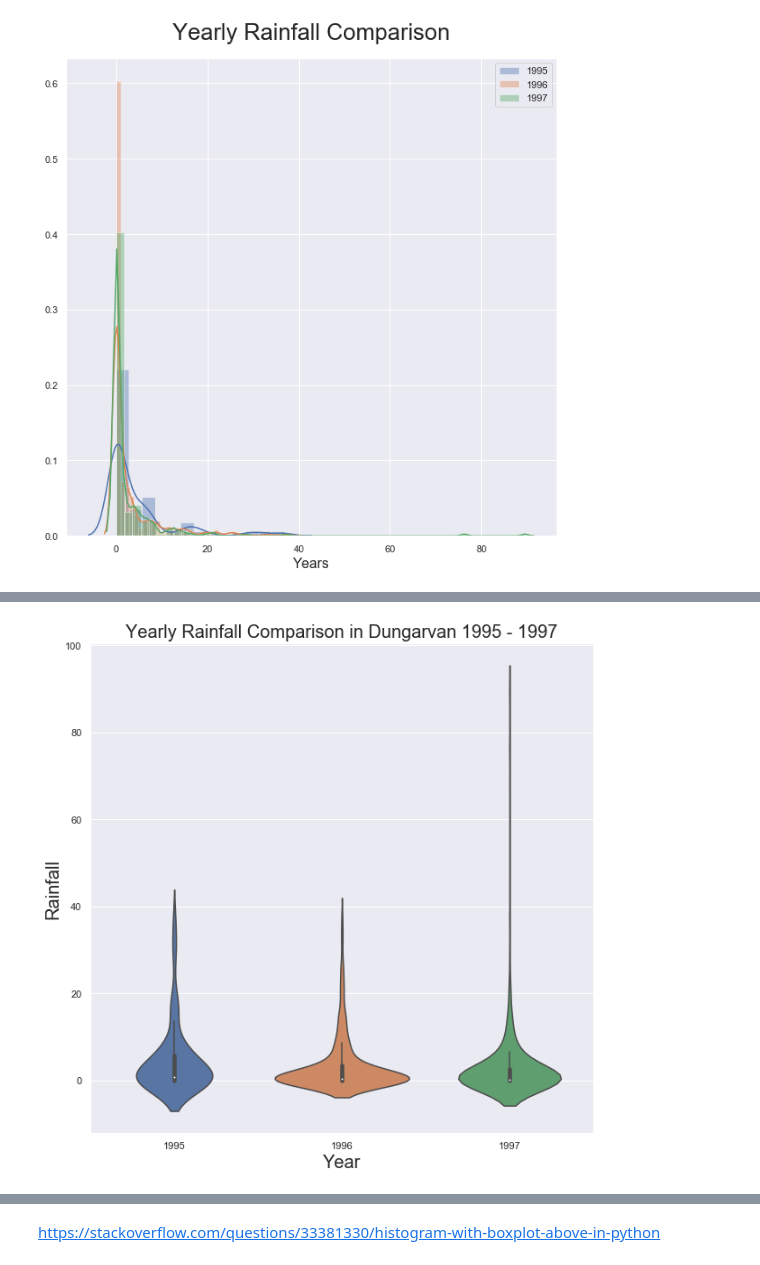
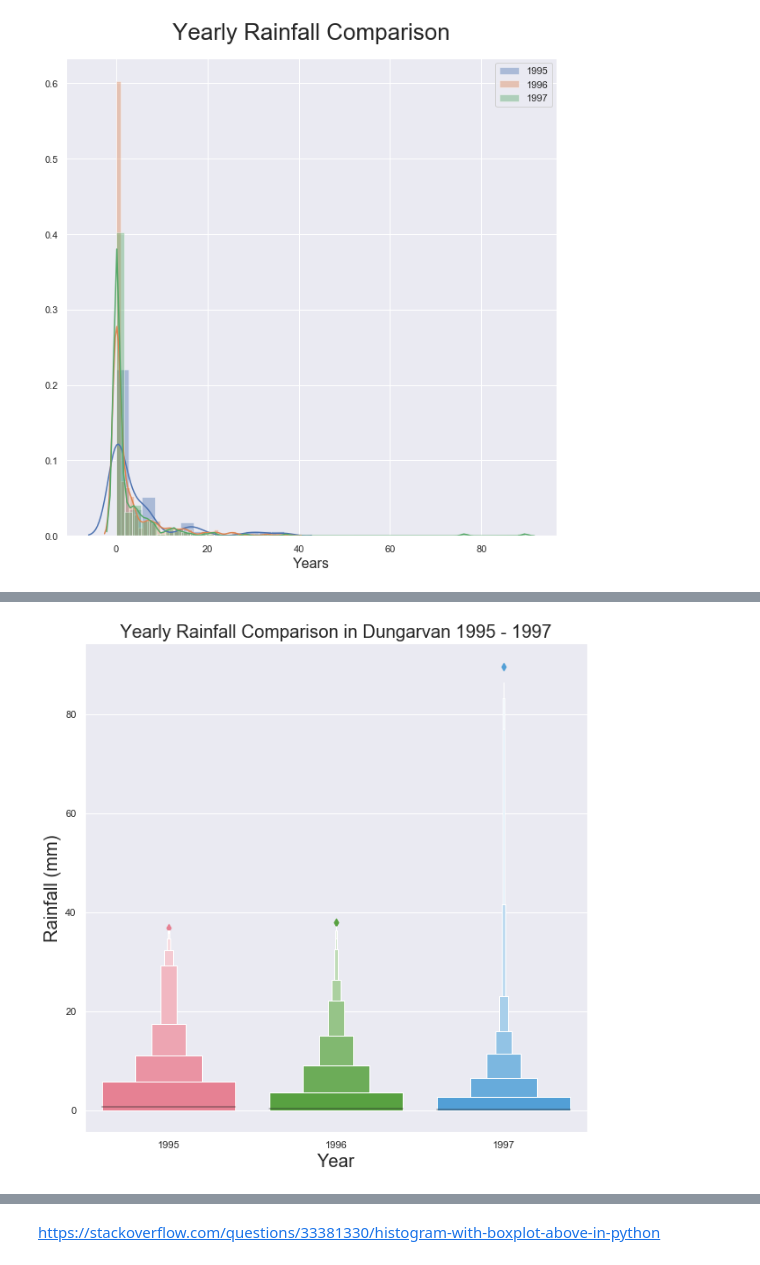
Before and after one commit to RitRa/Box-Plot-Project, a Jupyter notebook: Box Plot Project.ipynb, the cells around one changed output, grey strips where cells are left out. Saved outputs shown, nothing was run; the diff lists cells and outputs as text; code cells hidden in the pictures.

```diff
--- a/Box Plot Project.ipynb
+++ b/Box Plot Project.ipynb
@@ -331,14 +382,22 @@ More examples here: https://seaborn.pydata.org/generated/seaborn.violinplot.html
 # %%
 %matplotlib inline
 
 fig, ax = plt.subplots()
+
+# plot size
 fig.set_size_inches((10,10))
-plot = sns.violinplot(x='year', y ='rain', data=df)
 
+#plot boxenplot
+plot = sns.boxenplot(x='year', y ='rain', data=df)
+
+# title
 plot.set_title('Yearly Rainfall Comparison in Dungarvan 1995 - 1997',fontsize=20)
-plot.set_ylabel('Rainfall',fontsize=20)
+
+#labels
+plot.set_ylabel('Rainfall (mm)',fontsize=20)
 plot.set_xlabel('Year',fontsize=20)
 
+# show pot
 plt.show()
 # %% [output]
-[figure, old version]
+[figure, new version]
```
Also changed, not shown: parts of 23 cells of this notebook.
